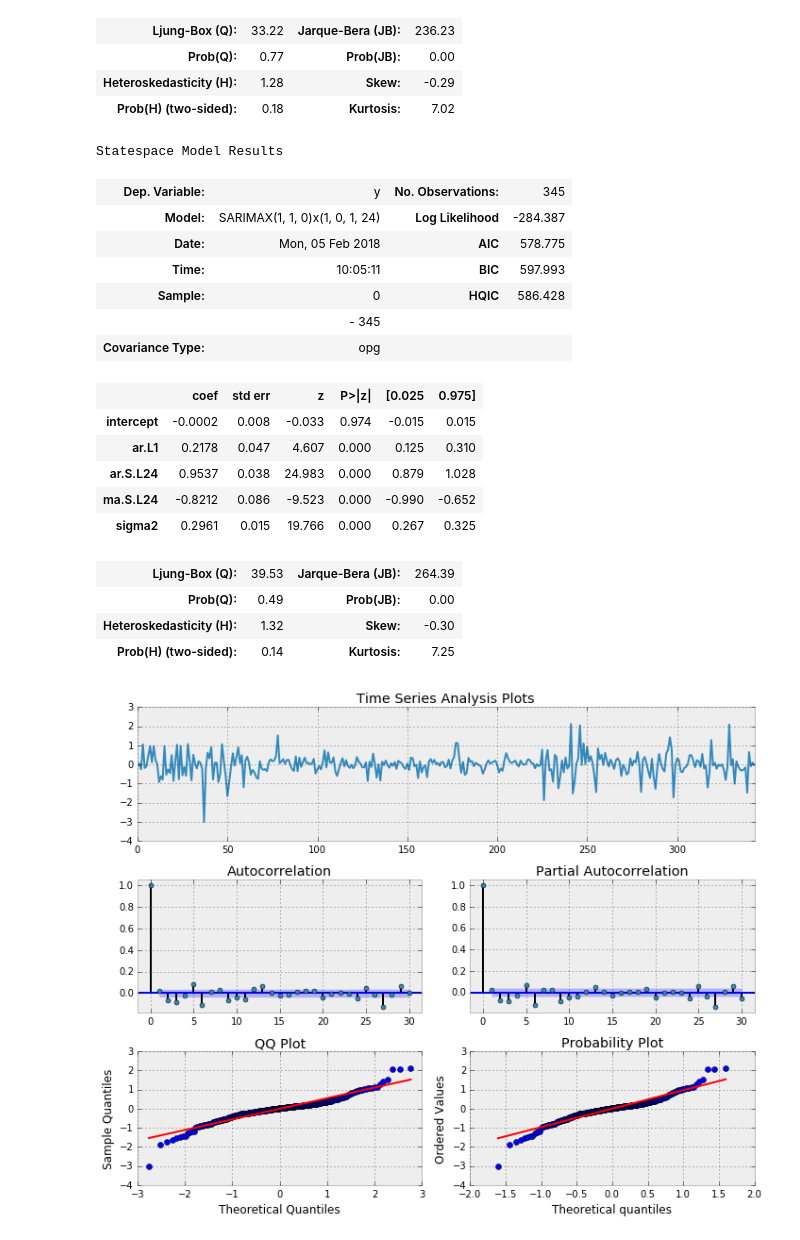
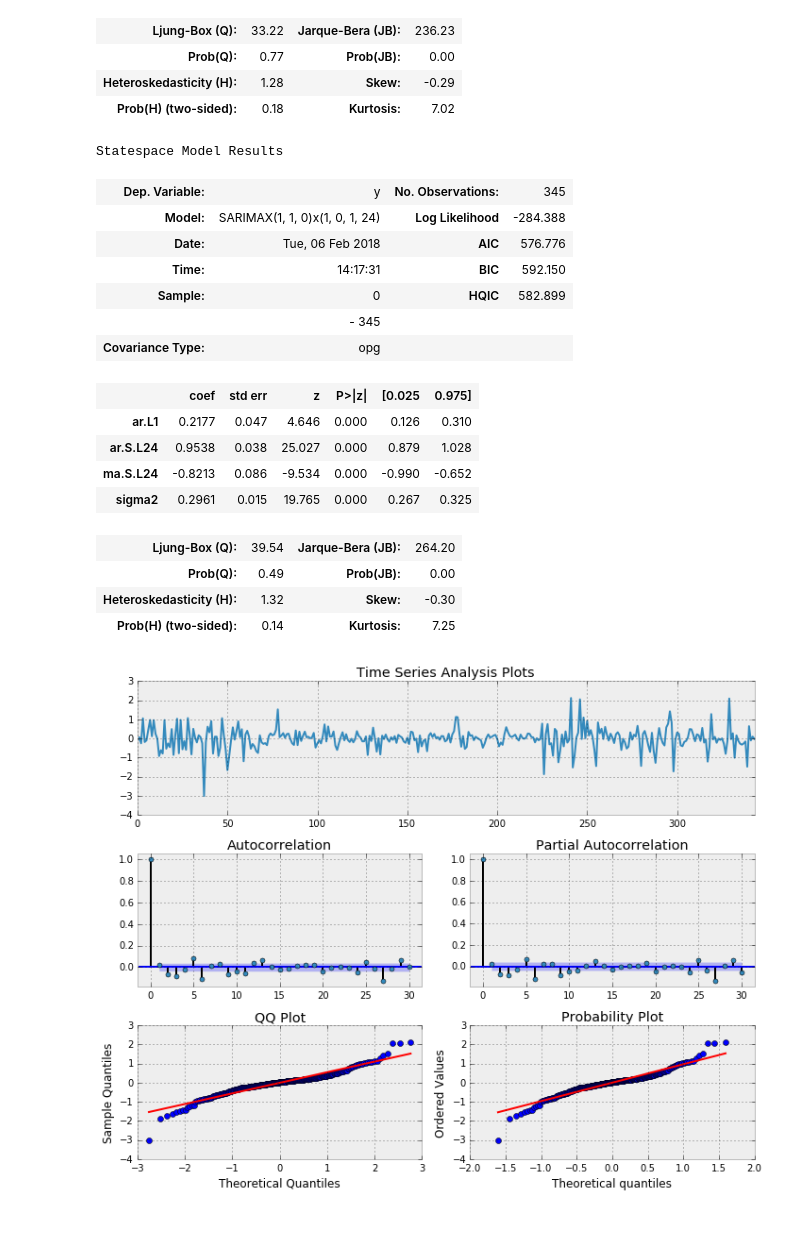
Before and after one commit to baruselli/random_walks, a Jupyter notebook: thingspeak.ipynb, the cells around one changed output. Drawn from its saved outputs; the diff is of its cells as text; code cells hidden in the pictures.

```diff
--- a/thingspeak.ipynb
+++ b/thingspeak.ipynb
@@ -312,23 +314,22 @@ Statespace Model Results
 # %%
 from pyramid.arima import auto_arima, ARIMA
-fit_110_101 = ARIMA((1,1,0),(1,0,1,24)).fit(df_temp_60min)
+fit_110_101 = ARIMA((1,1,0),(1,0,1,24),trend=None).fit(df_temp_60min)
 fit_110_101.summary()
 # %% [output]
 Statespace Model Results
 | Dep. Variable: | y | No. Observations: | 345 |
-| Model: | SARIMAX(1, 1, 0)x(1, 0, 1, 24) | Log Likelihood | -284.387 |
-| Date: | Mon, 05 Feb 2018 | AIC | 578.775 |
-| Time: | 10:05:11 | BIC | 597.993 |
-| Sample: | 0 | HQIC | 586.428 |
+| Model: | SARIMAX(1, 1, 0)x(1, 0, 1, 24) | Log Likelihood | -284.388 |
+| Date: | Tue, 06 Feb 2018 | AIC | 576.776 |
+| Time: | 14:17:31 | BIC | 592.150 |
+| Sample: | 0 | HQIC | 582.899 |
 |  | - 345 |  |  |
 | Covariance Type: | opg |  |  |
 |  | coef | std err | z | P>|z| | [0.025 | 0.975] |
-| intercept | -0.0002 | 0.008 | -0.033 | 0.974 | -0.015 | 0.015 |
-| ar.L1 | 0.2178 | 0.047 | 4.607 | 0.000 | 0.125 | 0.310 |
-| ar.S.L24 | 0.9537 | 0.038 | 24.983 | 0.000 | 0.879 | 1.028 |
-| ma.S.L24 | -0.8212 | 0.086 | -9.523 | 0.000 | -0.990 | -0.652 |
-| sigma2 | 0.2961 | 0.015 | 19.766 | 0.000 | 0.267 | 0.325 |
+| ar.L1 | 0.2177 | 0.047 | 4.646 | 0.000 | 0.126 | 0.310 |
+| ar.S.L24 | 0.9538 | 0.038 | 25.027 | 0.000 | 0.879 | 1.028 |
+| ma.S.L24 | -0.8213 | 0.086 | -9.534 | 0.000 | -0.990 | -0.652 |
+| sigma2 | 0.2961 | 0.015 | 19.765 | 0.000 | 0.267 | 0.325 |
-| Ljung-Box (Q): | 39.53 | Jarque-Bera (JB): | 264.39 |
+| Ljung-Box (Q): | 39.54 | Jarque-Bera (JB): | 264.20 |
 | Prob(Q): | 0.49 | Prob(JB): | 0.00 |
 | Heteroskedasticity (H): | 1.32 | Skew: | -0.30 |
 | Prob(H) (two-sided): | 0.14 | Kurtosis: | 7.25 |
```
Also changed, not shown: parts of 9 cells of this notebook, 1 other file.
